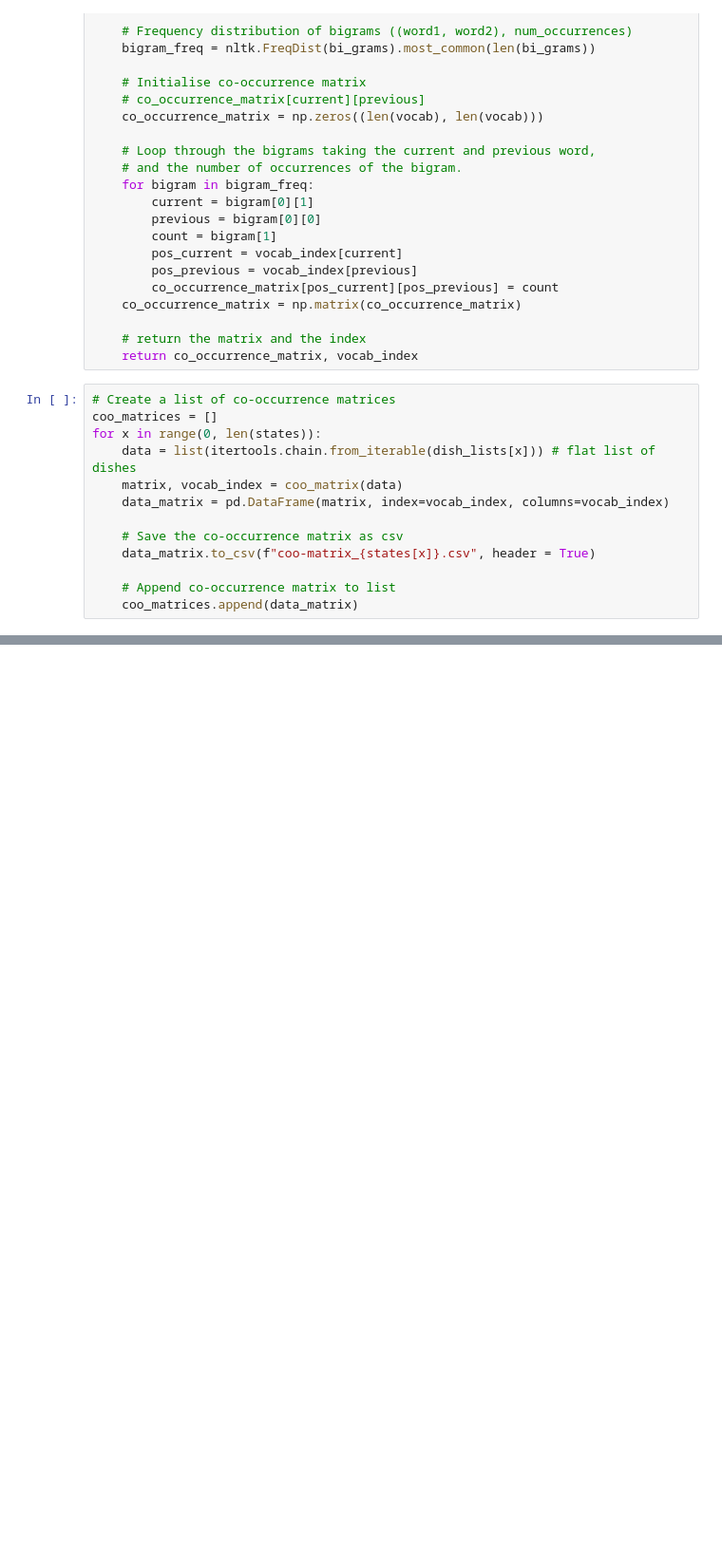
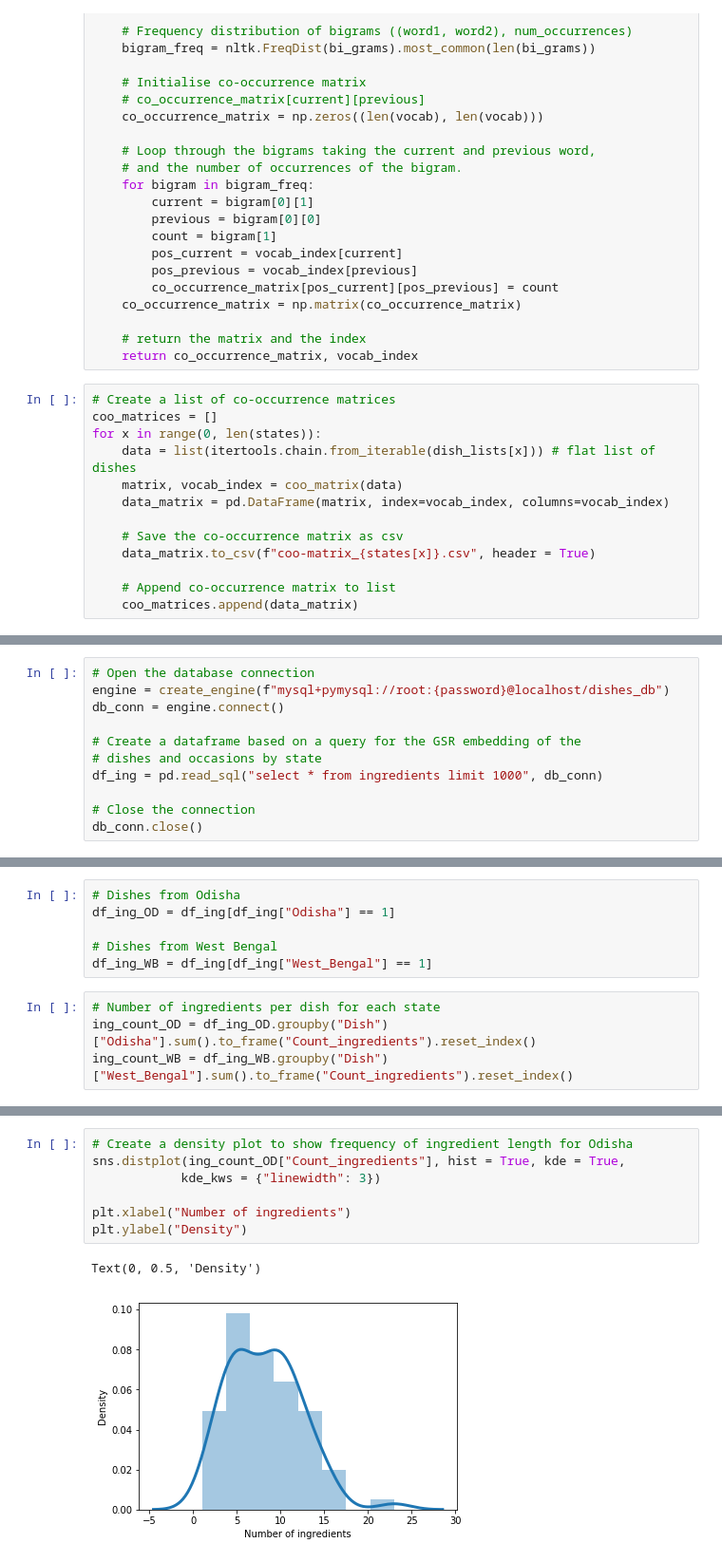
Before and after one commit to rochiecuevas/FoodChoice, a Jupyter notebook: Expert_Elicitation.ipynb, the cells around one changed output, grey strips where cells are left out. Shown at 95% size. Saved outputs shown, nothing was run; the diff lists cells and outputs as text; blank space fills up the shorter version.

Commit message:
start looking into ingredients

```diff
--- a/Expert_Elicitation.ipynb
+++ b/Expert_Elicitation.ipynb
@@ -258,0 +261,11 @@ coo_matrices[0]
+# %%
+# Open the database connection
+engine = create_engine(f"mysql+pymysql://root:{password}@localhost/dishes_db")
+db_conn = engine.connect()
+
+# Create a dataframe based on a query for the GSR embedding of the
+# dishes and occasions by state
+df_ing = pd.read_sql("select * from ingredients limit 1000", db_conn)
+
+# Close the connection
+db_conn.close()
@@ -258,0 +282,10 @@ coo_matrices[0]
+# %%
+# Dishes from Odisha
+df_ing_OD = df_ing[df_ing["Odisha"] == 1]
+
+# Dishes from West Bengal
+df_ing_WB = df_ing[df_ing["West_Bengal"] == 1]
+# %%
+# Number of ingredients per dish for each state
+ing_count_OD = df_ing_OD.groupby("Dish")["Odisha"].sum().to_frame("Count_ingredients").reset_index()
+ing_count_WB = df_ing_WB.groupby("Dish")["West_Bengal"].sum().to_frame("Count_ingredients").reset_index()
@@ -258,0 +304,10 @@ coo_matrices[0]
+# %%
+# Create a density plot to show frequency of ingredient length for Odisha
+sns.distplot(ing_count_OD["Count_ingredients"], hist = True, kde = True,
+            kde_kws = {"linewidth": 3})
+
+plt.xlabel("Number of ingredients")
+plt.ylabel("Density")
+# %% [output]
+Text(0, 0.5, 'Density')
+[figure, added]
```
Also changed, not shown: parts of 8 cells of this notebook.
